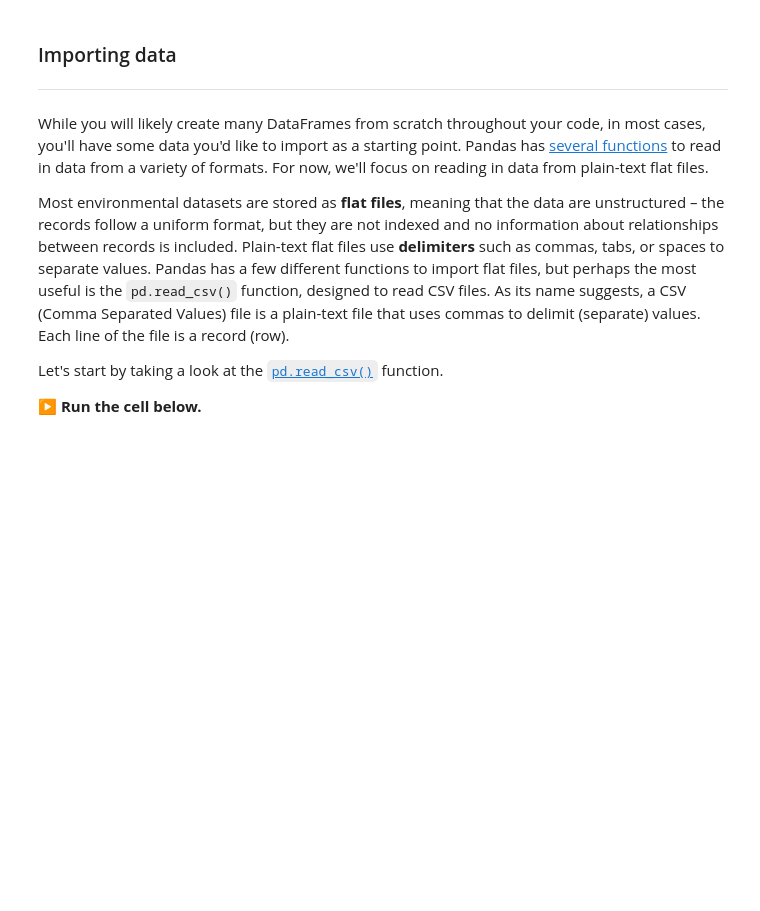
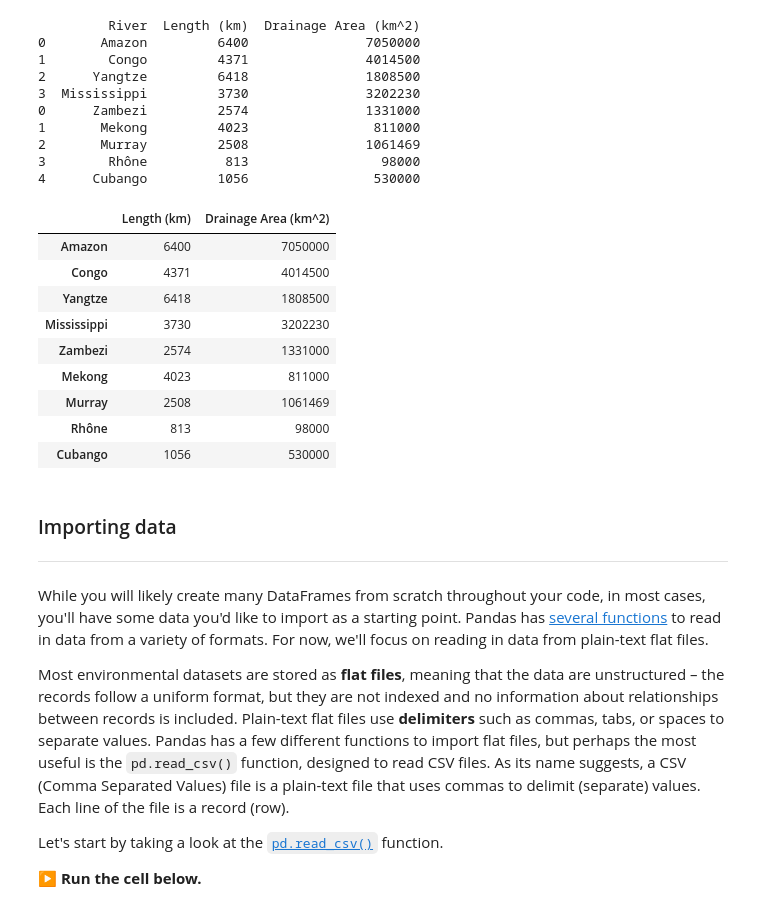
Before and after one commit to erica-bishop/eds-217, a Jupyter notebook: exercises/Exercise2-2_Pandas.ipynb, the cells around one changed output. Cells and saved outputs as stored; diff of their text form; code cells hidden in the pictures; blank space fills up the shorter version.

```diff
--- a/exercises/Exercise2-2_Pandas.ipynb
+++ b/exercises/Exercise2-2_Pandas.ipynb
@@ -220,3 +218,70 @@ df1 = pd.DataFrame(['Amazon', 6400, 7050000
+# %%
+df1 = pd.DataFrame([['Amazon', 6400, 7050000],
+                    ['Congo', 4371, 4014500],
+                    ['Yangtze', 6418, 1808500],
+                    ['Mississippi', 3730, 3202230]],
+                  columns = ['River', 'Length (km)', 'Drainage Area (km^2)'])
+# print(df1)
+#alternatively, could add another argument after columns =, index = [min, 'Congo'...] to have rivers be the index
+
+
+df2 = pd.DataFrame({'River': ['Zambezi', 'Mekong', 'Murray', 'Rhône', 'Cubango'],
+                    'Length (km)': [2574, 4023, 2508, 813, 1056],
+                    'Drainage Area (km^2)': [1331000, 811000, 1061469, 98000, 530000]
+                   })
+# print(df2)
+
+
+rivers_df = pd.concat([df1, df2])
+
+print(rivers_df)
+
+# help(pd.concat)
+
+index_df1 = pd.DataFrame([
+                    [6400, 7050000],
+                    [4371, 4014500],
+                    [6418, 1808500],
+                    [3730, 3202230]],
+                  columns = ['Length (km)', 'Drainage Area (km^2)'],
+                    index = ['Amazon', 'Congo', 'Yangtze', 'Mississippi']
+)
+
+index_df1
+
+index_df2 = pd.DataFrame({
+                    'Length (km)': [2574, 4023, 2508, 813, 1056],
+                    'Drainage Area (km^2)': [1331000, 811000, 1061469, 98000, 530000]
+                        },
+                    index = ['Zambezi', 'Mekong', 'Murray', 'Rhône', 'Cubango'])
+#now try join with the two dfs where river name is the index
+
+rivers2_df = pd.concat([index_df1, index_df2])
+
+rivers2_df
+
+#using an index that has a relevant, query-able index will make it easier to call functions and properties
+# %% [output]
+         River  Length (km)  Drainage Area (km^2)
+0       Amazon         6400               7050000
+1        Congo         4371               4014500
+2      Yangtze         6418               1808500
+3  Mississippi         3730               3202230
+0      Zambezi         2574               1331000
+1       Mekong         4023                811000
+2       Murray         2508               1061469
+3        Rhône          813                 98000
+4      Cubango         1056                530000
+|  | Length (km) | Drainage Area (km^2) |
+| Amazon | 6400 | 7050000 |
+| Congo | 4371 | 4014500 |
+| Yangtze | 6418 | 1808500 |
+| Mississippi | 3730 | 3202230 |
+| Zambezi | 2574 | 1331000 |
+| Mekong | 4023 | 811000 |
+| Murray | 2508 | 1061469 |
+| Rhône | 813 | 98000 |
+| Cubango | 1056 | 530000 |
 # %% [markdown]
 ### Importing data
 <hr style="border-top: 0.2px solid gray; margin-top: 12px; margin-bottom: 1px"></hr>
```
Also changed, not shown: parts of 9 cells of this notebook, 2 other files.
